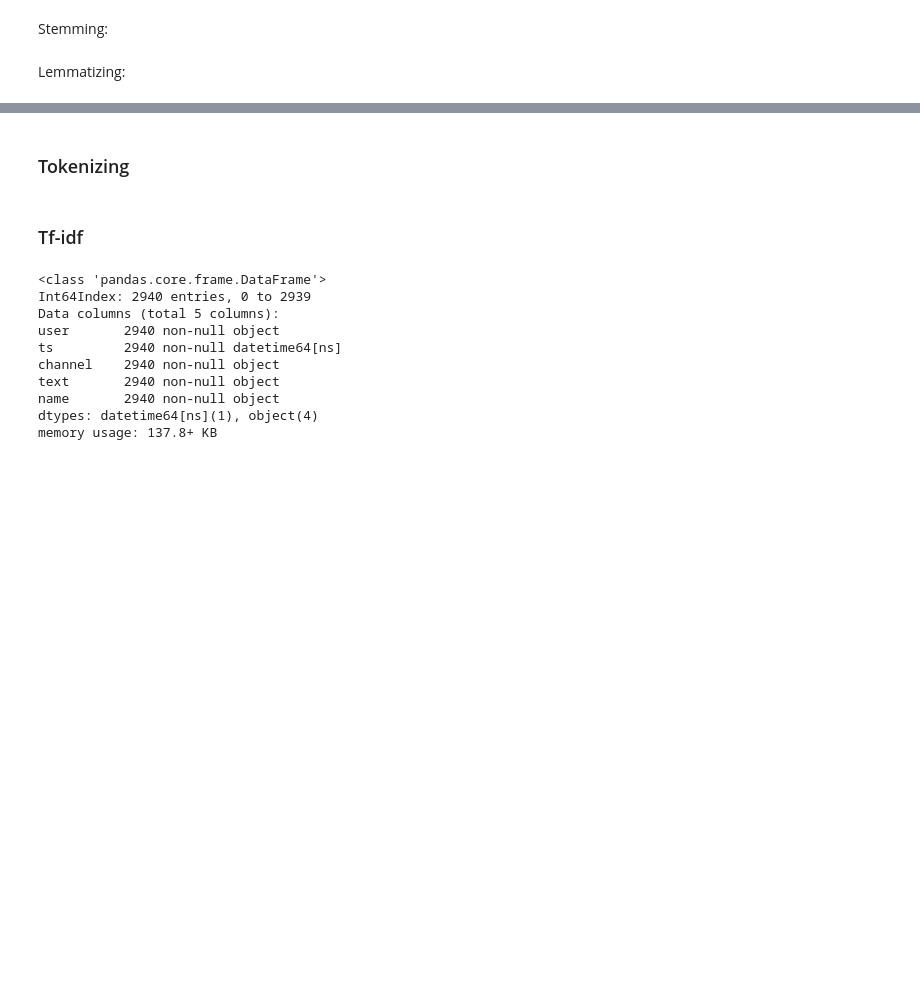
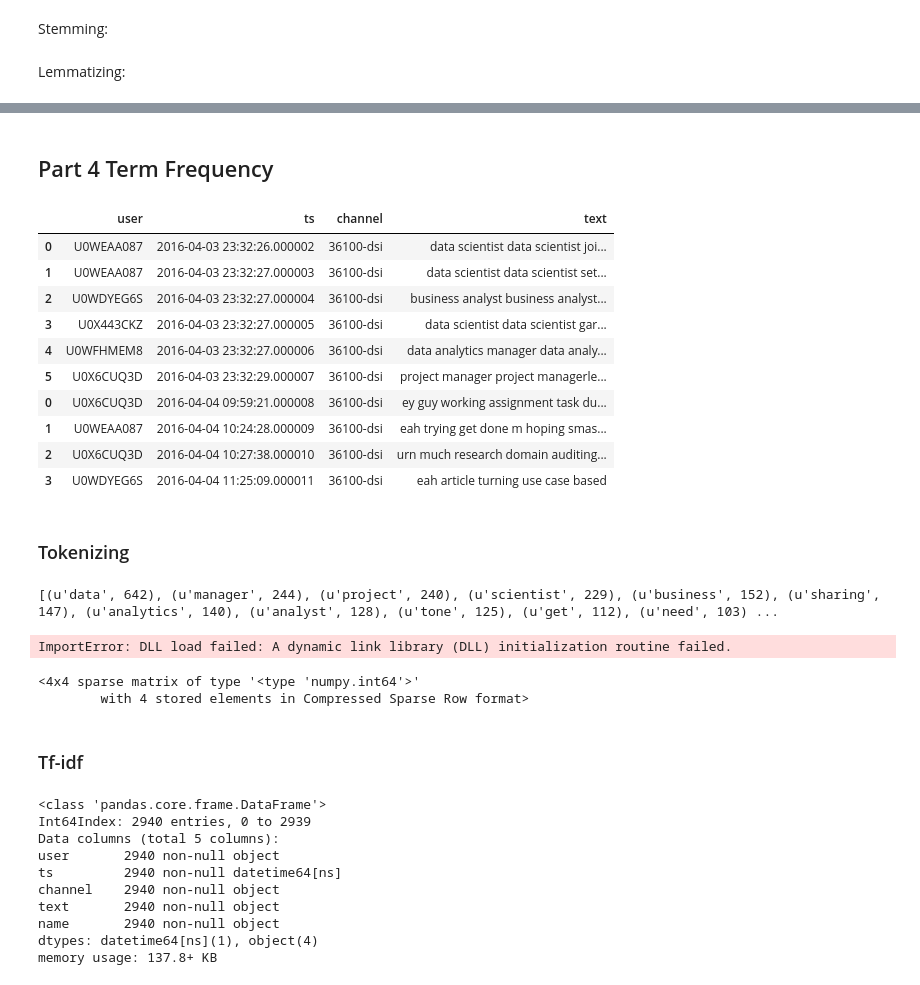
Before and after one commit to JaredChung/DSI_Assignment, a Jupyter notebook: D-Matrix_Notebook.ipynb, the cells around one changed output, grey strips where cells are left out. Cells and saved outputs as stored; diff of their text form; code cells hidden in the pictures; blank space fills up the shorter version.

```diff
--- a/D-Matrix_Notebook.ipynb
+++ b/D-Matrix_Notebook.ipynb
@@ -58,12 +59,13 @@ from sklearn.feature_extraction.text import CountVectorizer
 plt.style.use('ggplot')
 %matplotlib inline
 # %%
-users = pd.read_json("users.json")
+users = pd.read_json("C:/users/Jared Chung/Desktop/D-Matrix/users.json")
 # %%
-path_to_json = 'C:/users/jchung/desktop/D-Matrix/'
+path_to_json = 'C:/users/Jared Chung/Desktop/D-Matrix/'
+#path_to_json = 'C:/users/jchung/desktop/D-Matrix/'
 json_dir = os.listdir(path_to_json)
 #del json_dir[0] ### do this step only if u have a mac and need to get rid of .DS Store folder
-df3 = pd.DataFrame()
+data = pd.DataFrame()
 for file in json_dir:
     if ".json" not in file:
         print (file)
@@ -72,7 +74,7 @@ for file in json_dir:
         df['channel'] = file
         df['ts'] = pd.to_datetime(df['ts'],unit='s')
         df2 = pd.DataFrame(df, columns = ['user','ts','channel','text'])
-        df3 = df3.append(df2)
+        data = data.append(df2)
     else:
         print "File contains .json"
 # %% [output]
@@ -142,5 +179,53 @@ def lemma_tokens(tokens, lemma):
+# %% [markdown]
+## Part 4 Term Frequency
+# %%
+data.head(10)
+# %% [output]
+|  | user | ts | channel | text |
+| 0 | U0WEAA087 | 2016-04-03 23:32:26.000002 | 36100-dsi | data scientist data scientist joi... |
+| 1 | U0WEAA087 | 2016-04-03 23:32:27.000003 | 36100-dsi | data scientist data scientist set... |
+| 2 | U0WDYEG6S | 2016-04-03 23:32:27.000004 | 36100-dsi | business analyst business analyst... |
+| 3 | U0X443CKZ | 2016-04-03 23:32:27.000005 | 36100-dsi | data scientist data scientist gar... |
+| 4 | U0WFHMEM8 | 2016-04-03 23:32:27.000006 | 36100-dsi | data analytics manager data analy... |
+| 5 | U0X6CUQ3D | 2016-04-03 23:32:29.000007 | 36100-dsi | project manager project managerle... |
+| 0 | U0X6CUQ3D | 2016-04-04 09:59:21.000008 | 36100-dsi | ey guy working assignment task du... |
+| 1 | U0WEAA087 | 2016-04-04 10:24:28.000009 | 36100-dsi | eah trying get done m hoping smas... |
+| 2 | U0X6CUQ3D | 2016-04-04 10:27:38.000010 | 36100-dsi | urn much research domain auditing... |
+| 3 | U0WDYEG6S | 2016-04-04 11:25:09.000011 | 36100-dsi | eah article turning use case based |
 # %% [markdown]
 ### Tokenizing
+# %%
+from collections import Counter
+
+
+count_all = Counter()
+for line in data.text:
+    # Create a list with all the terms
+    text = line.split()
+    # Update the counter
+    count_all.update(text)
+    # Print the first 5 most frequent words
+print(count_all.most_common(20))
+# %% [output]
+[(u'data', 642), (u'manager', 244), (u'project', 240), (u'scientist', 229), (u'business', 152), (u'sharing', 147), (u'analytics', 140), (u'analyst', 128), (u'tone', 125), (u'get', 112), (u'need', 103) ...
+# %%
+from wordcloud import WordCloud, STOPWORDS
+words = ' '.join(data['text'])
+
+wordcloud = WordCloud(
+                      #font_path='/Users/sebastian/Library/Fonts/CabinSketch-Bold.ttf',
+                      stopwords=STOPWORDS,
+                      background_color='black',
+                      width=1800,
+                      height=1400
+                     ).generate(no_urls_no_tags)
+
+plt.imshow(wordcloud)
+plt.axis('off')
+#plt.savefig('./my_twitter_wordcloud_1.png', dpi=300)
+#plt.show()
+# %% [output]
+ImportError: DLL load failed: A dynamic link library (DLL) initialization routine failed.
 # %%
 count_vectorizer = CountVectorizer()
 
@@ -158,2 +242,7 @@ train_X_tfidf = processtrain(train_X)
+# %%
+count_text
+# %% [output]
+<4x4 sparse matrix of type '<type 'numpy.int64'>'
+        with 4 stored elements in Compressed Sparse Row format>
 # %% [markdown]
 ### Tf-idf
```
Also changed, not shown: parts of 13 cells of this notebook.
